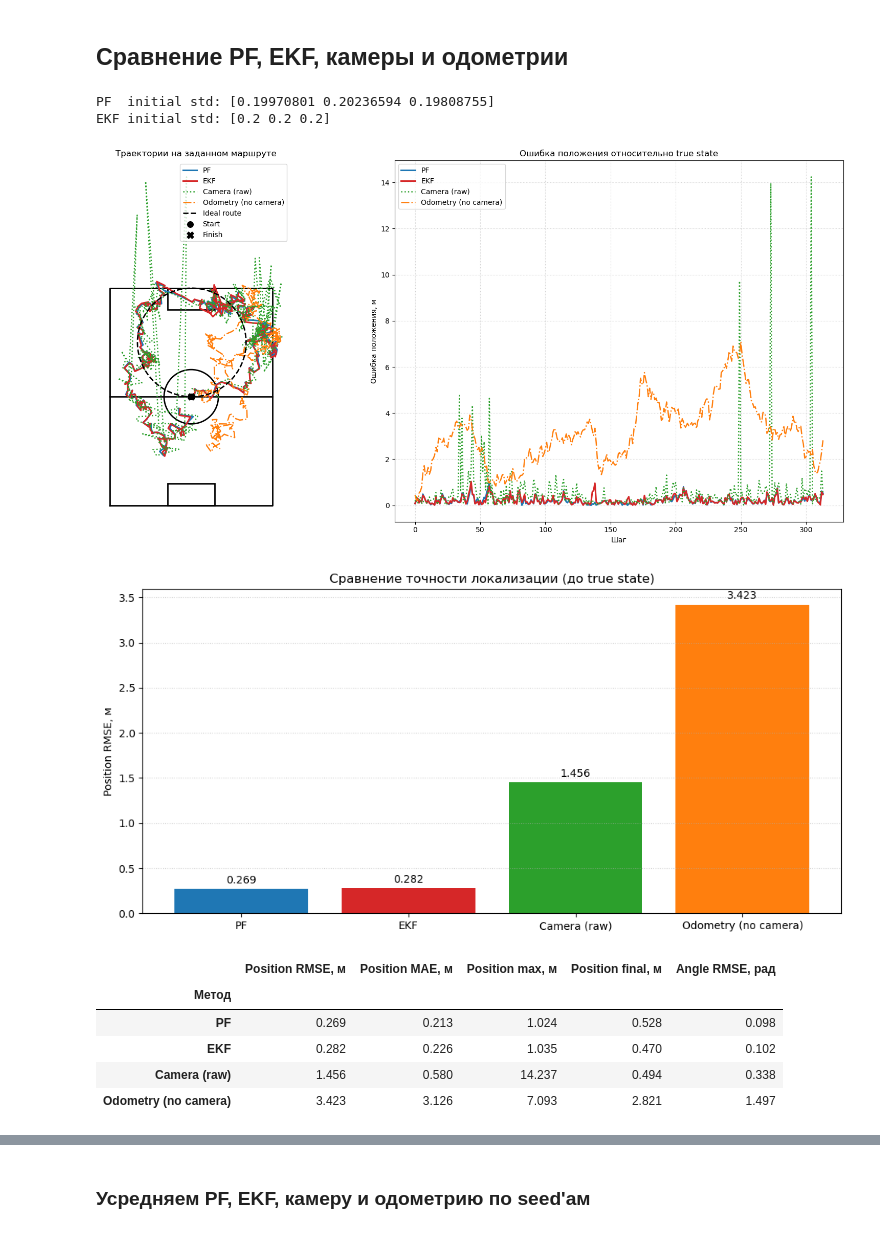
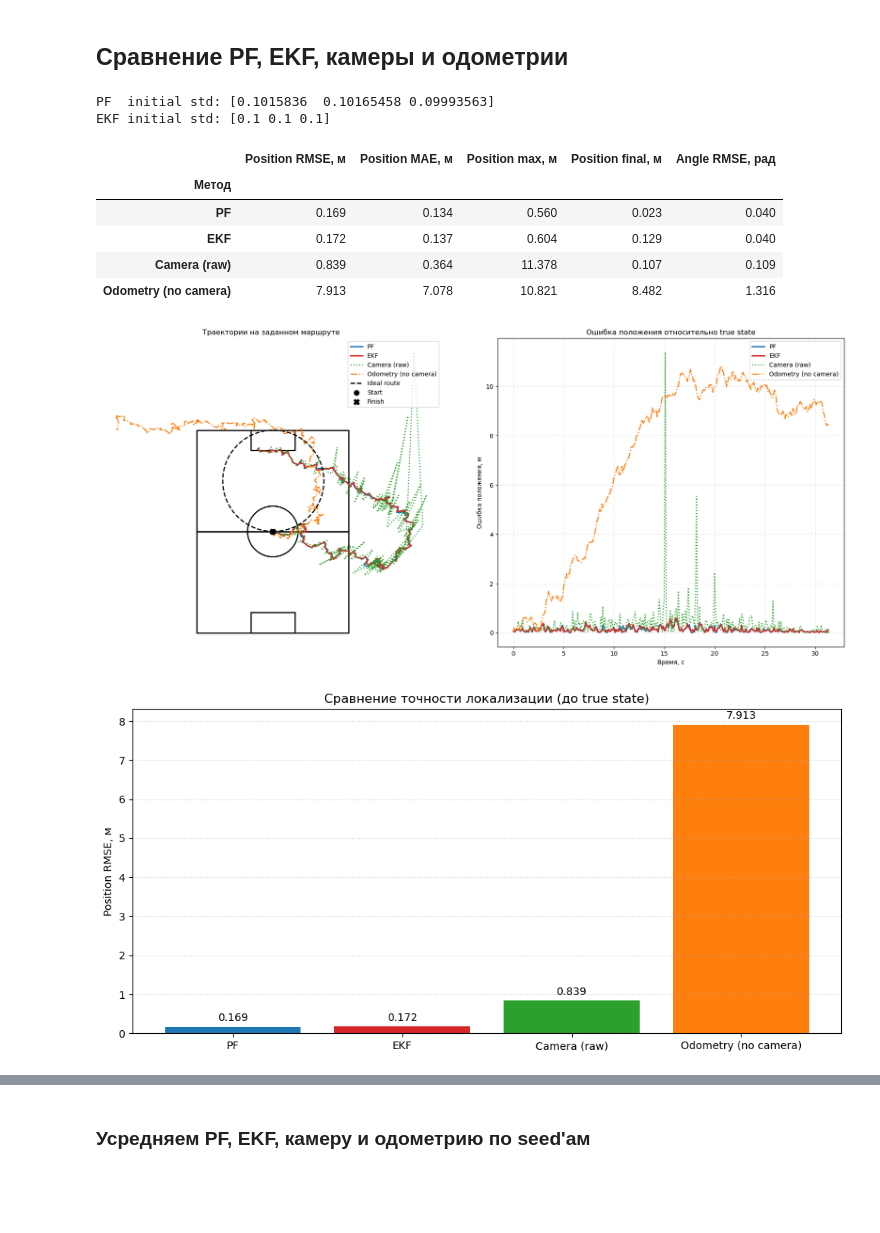
Before and after one commit to PavelKrWork/Monte_Carlo_robot_localization, a Jupyter notebook: experiments/Particle_filter.ipynb, the cells around one changed output, grey strips where cells are left out. Drawn from its saved outputs; the diff is of its cells as text; code cells hidden in the pictures; blank space fills up the shorter version.

```diff
--- a/experiments/Particle_filter.ipynb
+++ b/experiments/Particle_filter.ipynb
@@ -22,7 +22,7 @@ right_coord = Coord(1, 5)
 lm = LandMark(left_coord, right_coord)
 
 # standard deviation of noise for each dimension (x, y, theta)
-system_noise = State(0.2, 0.2, 0.2)
+system_noise = State(0.1, 0.1, 0.1)
 sens_noise = np.array([0.05, 0.05, 0.05])  # camera noise
 
 init_cov = np.array([
@@ -208,8 +208,14 @@ summary.index.name = "Метод"
 
 summary.round(3)
 # %% [output]
-PF  initial std: [0.19970801 0.20236594 0.19808755]
-EKF initial std: [0.2 0.2 0.2]
+PF  initial std: [0.1015836  0.10165458 0.09993563]
+EKF initial std: [0.1 0.1 0.1]
+|  | Position RMSE, м | Position MAE, м | Position max, м | Position final, м | Angle RMSE, рад |
+| Метод |  |  |  |  |  |
+| PF | 0.169 | 0.134 | 0.560 | 0.023 | 0.040 |
+| EKF | 0.172 | 0.137 | 0.604 | 0.129 | 0.040 |
+| Camera (raw) | 0.839 | 0.364 | 11.378 | 0.107 | 0.109 |
+| Odometry (no camera) | 7.913 | 7.078 | 10.821 | 8.482 | 1.316 |
 # %%
 method_styles = {
     "PF": dict(color="tab:blue", linewidth=2.2),
@@ -255,47 +261,43 @@ ax_route.set_aspect("equal")
 ax_route.axis("off")
 ax_route.legend(loc="upper right")
 
-# Ошибка положения по шагам
+# Ошибка положения по времени
+time_axis = np.arange(len(metrics["PF"].position_errors)) * dt
 for name in methods:
     ax_error.plot(
+        time_axis,
         metrics[name].position_errors,
         label=method_labels[name],
         **method_styles[name],
     )
 
 ax_error.set_title("Ошибка положения относительно true state")
-ax_error.set_xlabel("Шаг")
+ax_error.set_xlabel("Время, с")
 ax_error.set_ylabel("Ошибка положения, м")
 ax_error.grid(True, linestyle=":", alpha=0.6)
 ax_error.legend()
 
 plt.tight_layout()
 plt.show()
 
 # Итоговое сравнение точности
 fig, ax = plt.subplots(figsize=(10, 5))
 
 rmse = summary["Position RMSE, м"]
 colors = [method_styles[name]["color"] for name in methods]
 bars = ax.bar(
     [method_labels[name] for name in methods],
     [rmse[method_labels[name]] for name in methods],
     color=colors,
 )
 ax.bar_label(bars, fmt="%.3f", padding=3)
 
 ax.set_ylabel("Position RMSE, м")
 ax.set_title("Сравнение точности локализации (до true state)")
 ax.grid(axis="y", linestyle=":", alpha=0.6)
 
 plt.tight_layout()
 plt.show()
 # %% [output]
-[figure, old version]
+[figure, new version]
-[figure, old version]
+[figure, new version]
-|  | Position RMSE, м | Position MAE, м | Position max, м | Position final, м | Angle RMSE, рад |
-| Метод |  |  |  |  |  |
-| PF | 0.269 | 0.213 | 1.024 | 0.528 | 0.098 |
-| EKF | 0.282 | 0.226 | 1.035 | 0.470 | 0.102 |
-| Camera (raw) | 1.456 | 0.580 | 14.237 | 0.494 | 0.338 |
-| Odometry (no camera) | 3.423 | 3.126 | 7.093 | 2.821 | 1.497 |
```
Also changed, not shown: parts of 16 cells of this notebook.
